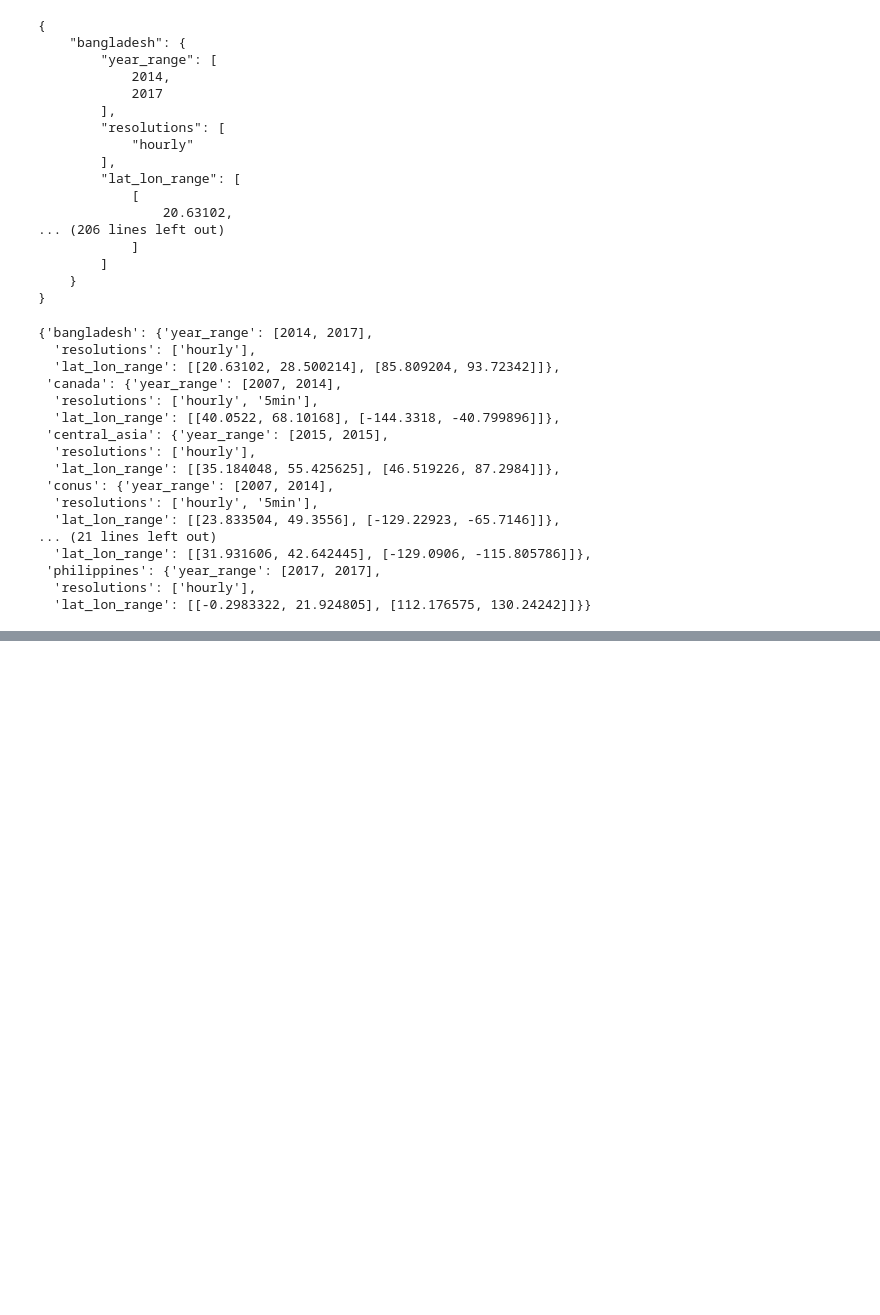
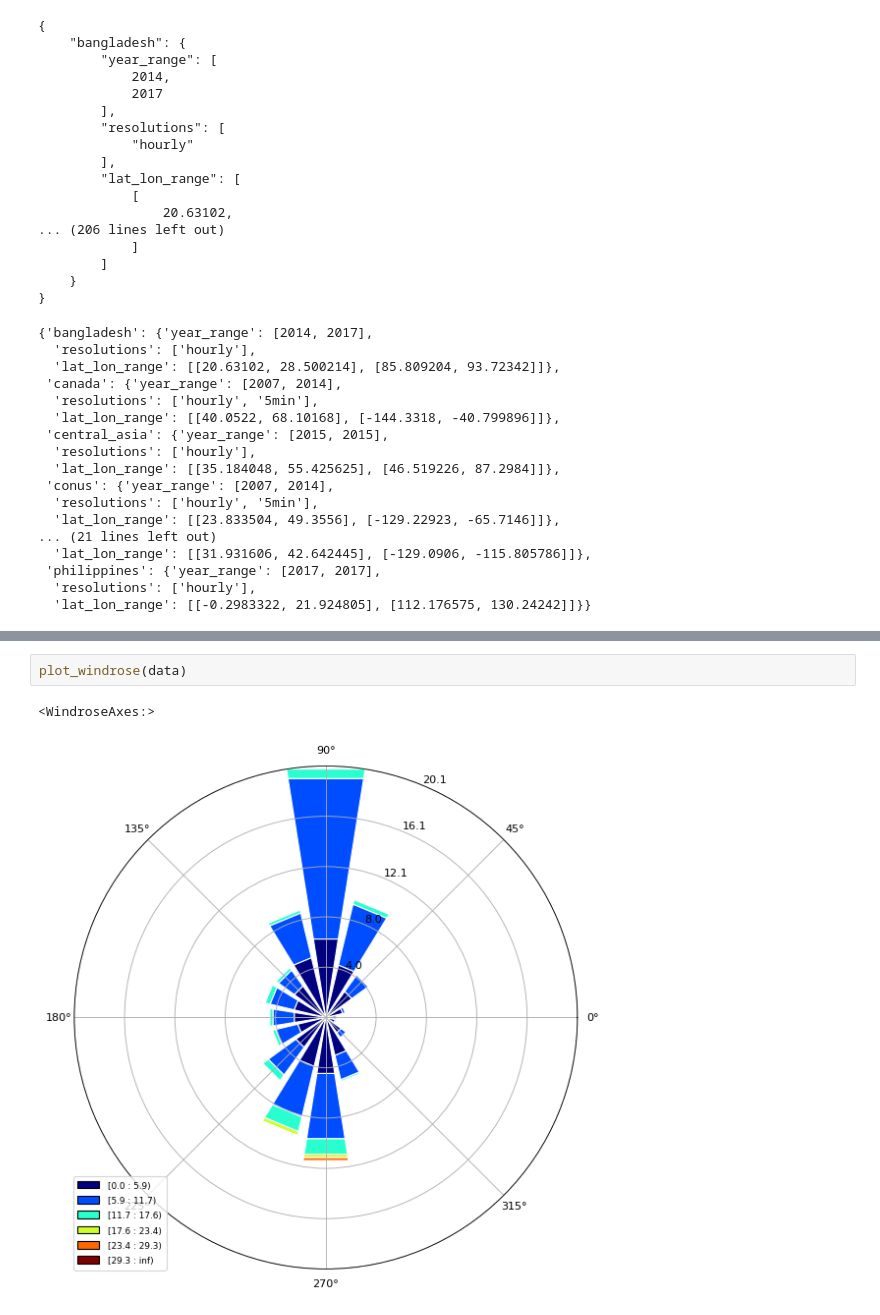
Before and after one commit to thurayakaadan/albatross, a Jupyter notebook: Usage.ipynb, the cells around one changed output, grey strips where cells are left out. Cells and saved outputs as stored; diff of their text form; blank space fills up the shorter version.

```diff
--- a/Usage.ipynb
+++ b/Usage.ipynb
@@ -87,0 +98,5 @@ fig.set_figwidth(8)
+# %%
+plot_windrose(data)
+# %% [output]
+<WindroseAxes:>
+[figure, added]
```
Also changed, not shown: parts of 7 cells of this notebook, 1 other file.
